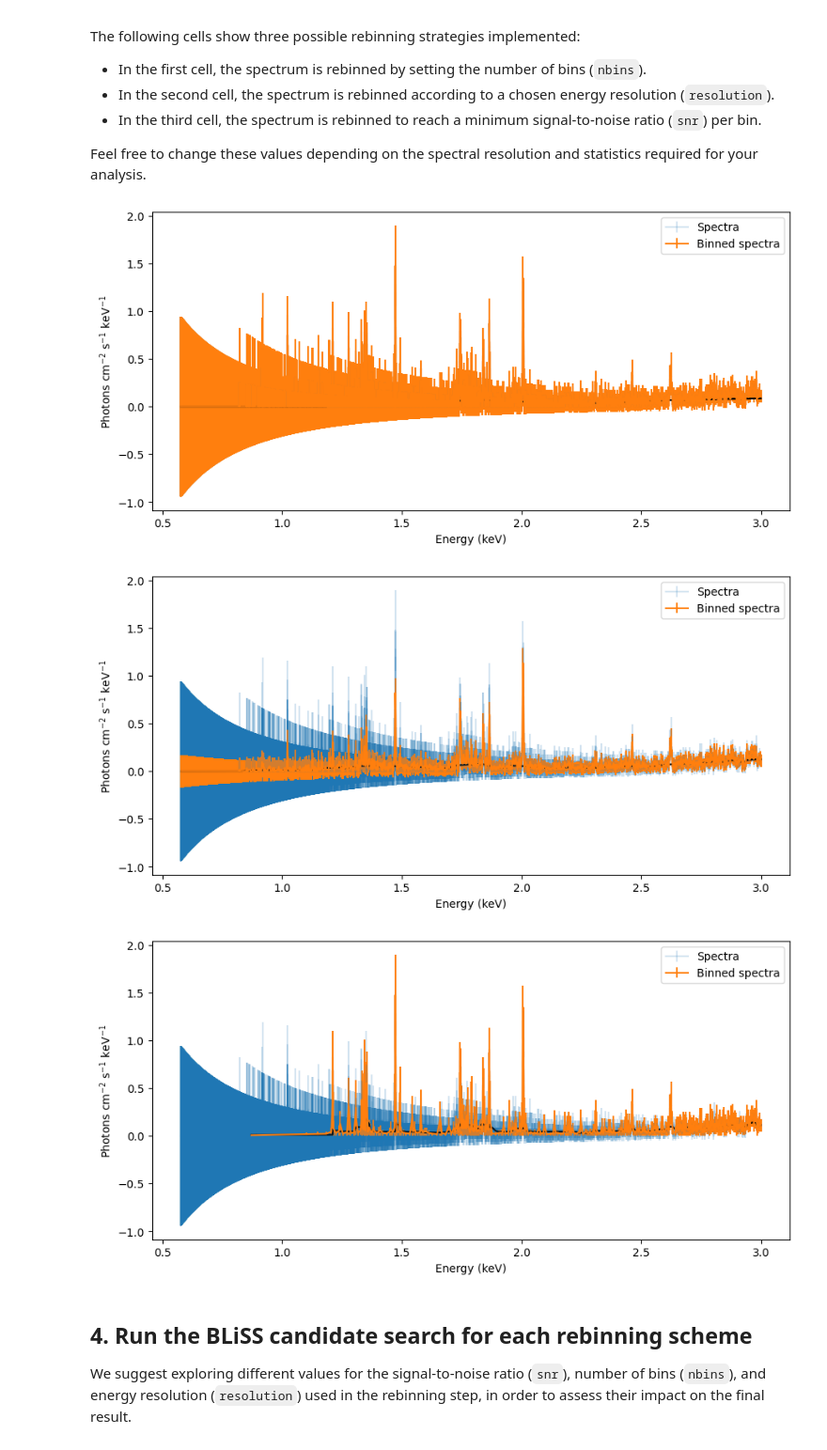
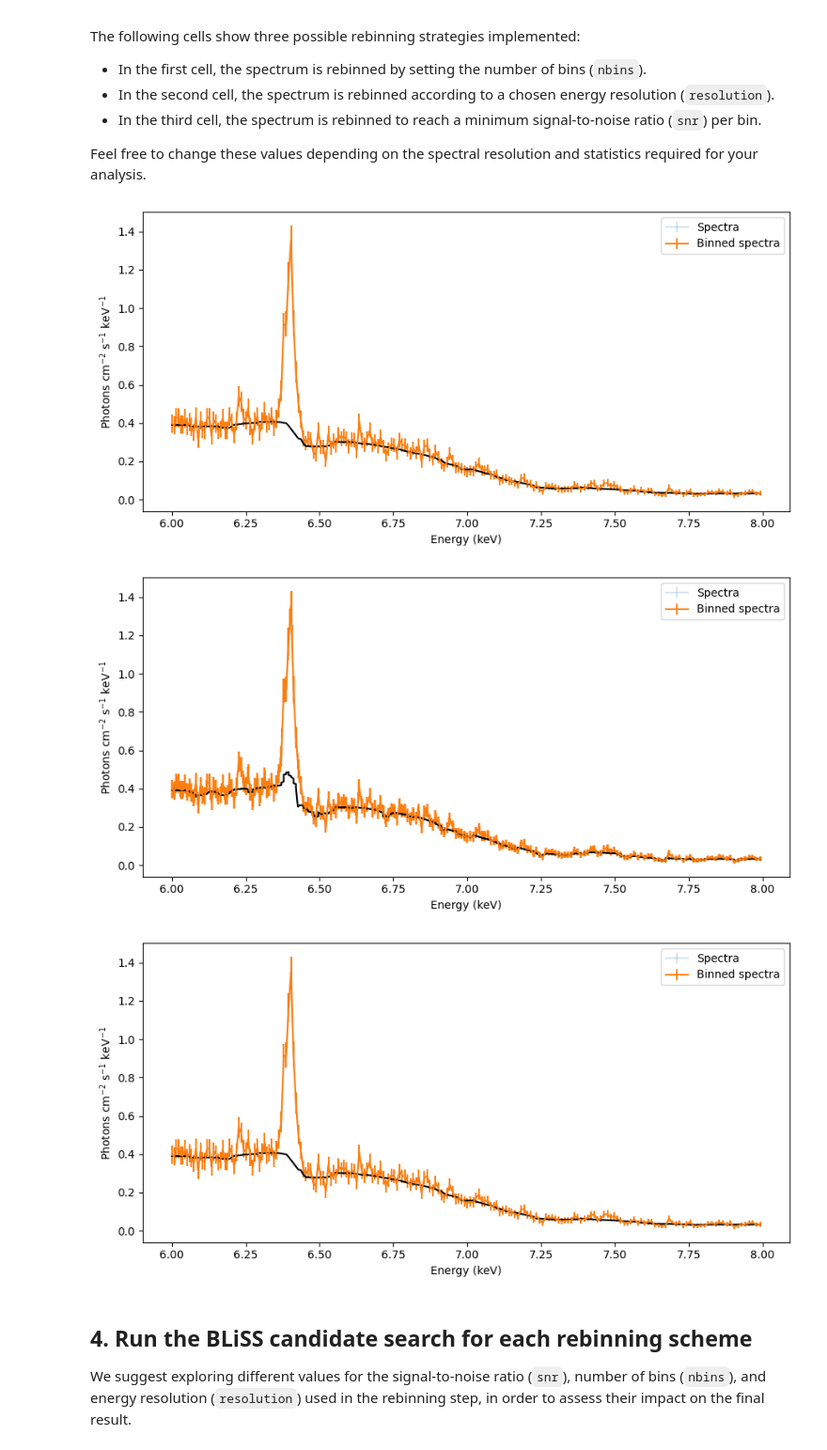
Before and after one commit to xragua/BLiSS, a Jupyter notebook: notebooks/vela_x1_2001_6-8keV.ipynb, the cells around one changed output. Shown at 94% size. Saved outputs shown, nothing was run; the diff lists cells and outputs as text; code cells hidden in the pictures.

```diff
--- a/notebooks/vela_x1_2001_6-8keV.ipynb
+++ b/notebooks/vela_x1_2001_6-8keV.ipynb
@@ -30,7 +30,7 @@ energy = 0.5 * (e_low + e_high)
 
 
 # We selet an energy range
-xlim = (0.5, 3)
+xlim = (6, 8)
 
 energy_mask = (energy >= xlim[0]) & (energy <= xlim[1])
 
@@ -103,10 +102,10 @@ plt.legend()
 plt.tight_layout()
 plt.show()
 # %% [output]
-[figure, old version]
+[figure, new version]
 # %%
 # Rebin by bin number
-resolution=0.002
+resolution=0.001
 resolution_energy, resolution_values, resolution_errors = rebin_resolution(energy, values, errors, resolution)
 
 baseline_resolution = base_calculator(resolution_values)
@@ -122,26 +121,26 @@ plt.legend()
 plt.tight_layout()
 plt.show()
 # %% [output]
-[figure, old version]
+[figure, new version]
 # %%
 # Rebin by signal-to-noise
-snr=1
+snr=0.1
 snr_energy, snr_values, snr_errors  = rebin_snr(energy, values, errors,snr)
 baseline_snr = base_calculator(snr_values)
 # Visualize
 plt.figure(figsize=(9, 4.5))
 plt.errorbar(energy, values, yerr=errors,alpha=0.2, label="Spectra")
 plt.errorbar(snr_energy,snr_values, yerr=snr_errors, label="Binned spectra")
 
 plt.plot(snr_energy,baseline_snr,"k")
 
 plt.xlabel("Energy (keV)")
 plt.ylabel("Photons cm$^{-2}$ s$^{-1}$ keV$^{-1}$")
 plt.legend()
 plt.tight_layout()
 plt.show()
 # %% [output]
-[figure, old version]
+[figure, new version]
 # %% [markdown]
 ## 4. Run the BLiSS candidate search for each rebinning scheme
 
```
Also changed, not shown: parts of 9 cells of this notebook, 1 other file.
